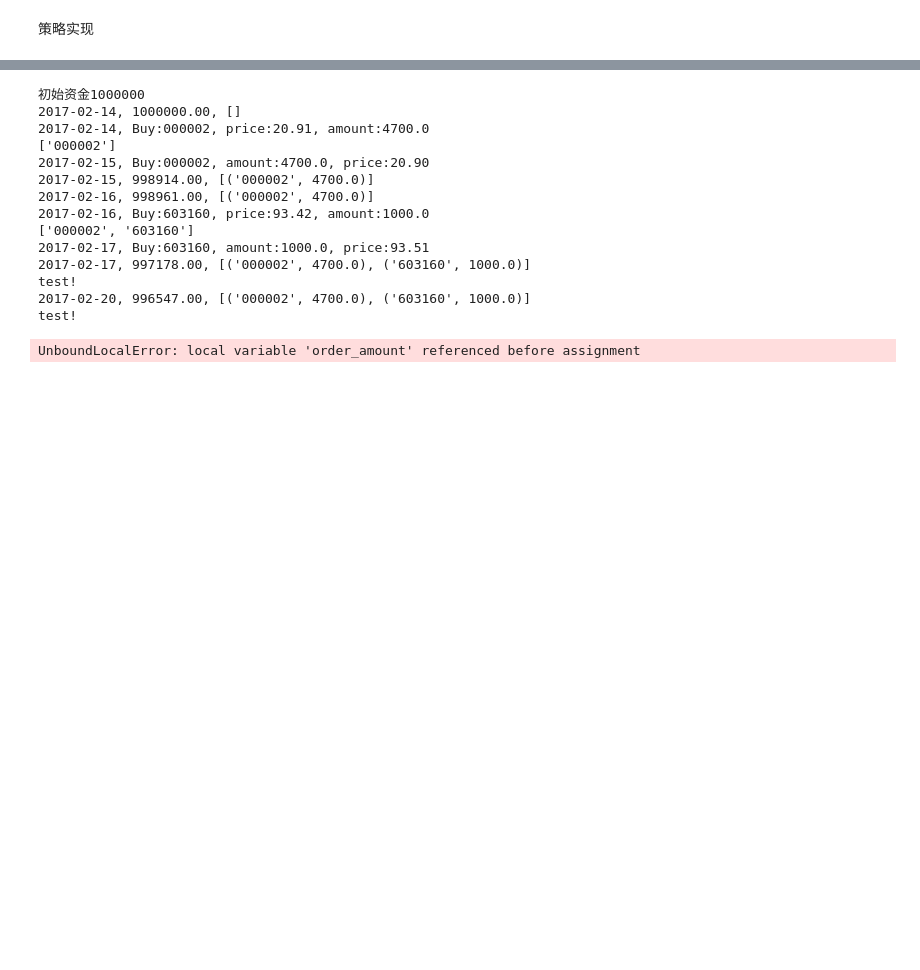
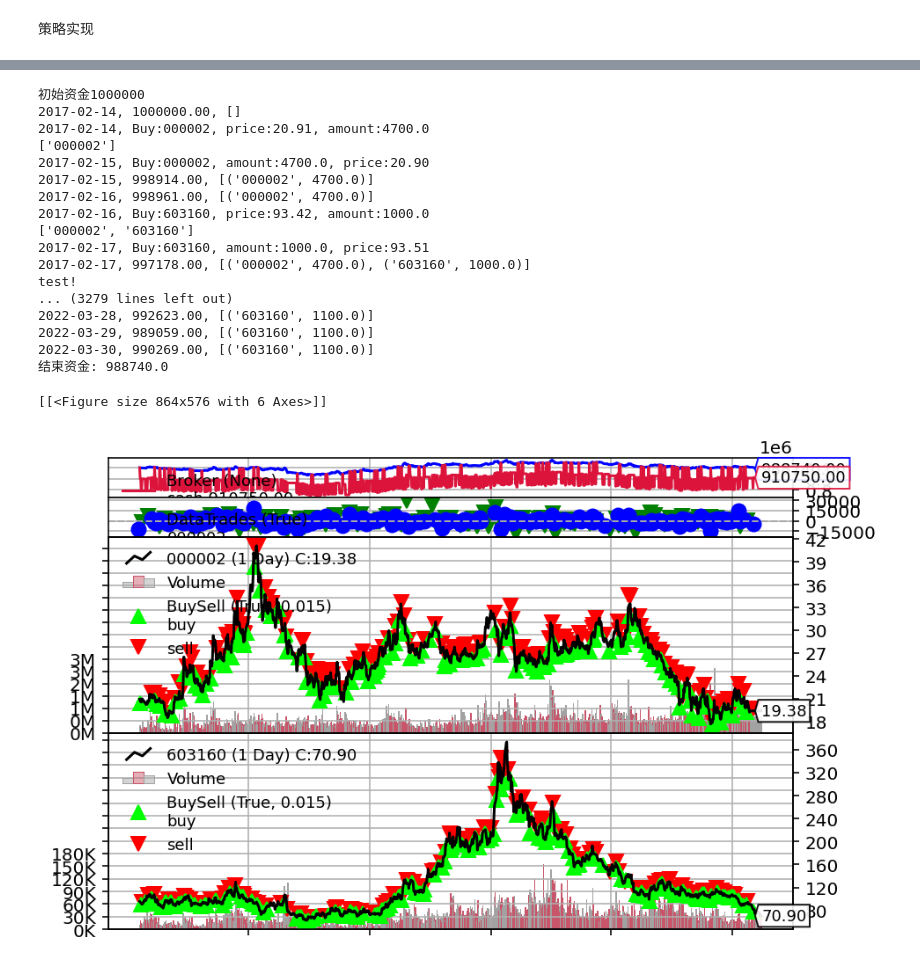
Before and after one commit to ZhimingMei/GDHF-Quant-Investment, a Jupyter notebook: code/backtesting_bt.ipynb, the cells around one changed output, grey strips where cells are left out. Cells and saved outputs as stored; diff of their text form; code cells hidden in the pictures; blank space fills up the shorter version.

```diff
--- a/code/backtesting_bt.ipynb
+++ b/code/backtesting_bt.ipynb
@@ -258,7 +262,7 @@ class TestStrategy(bt.Strategy):
                     # self.order = self.order_target_percent(data, 0, name=secu)
                     # self.order = self.sell(data)
                     self.order = self.sell(data, size = self.getposition(data).size)
-                    self.log(f'Sell:{secu}, price:{data.close[0]:.2f}, amount:{order_amount}')
+                    self.log(f"Sell: {secu}, price:{data.close[0]:.2f}, pct: 0")
                     continue
                 now_list.append(secu)
             self.buy_lst = now_list.copy()
@@ -281,8 +285,8 @@ class TestStrategy(bt.Strategy):
         self.order = None
 
 # 填充需要回测的股票池
-secu_lst = {'603160':{'start':'2017-02-14','end':'2017-03-01'},
-            '000002':{'start':'2017-02-14','end':'2017-03-01'},
+secu_lst = {'603160':{'start':'2017-02-14','end':'2022-03-31'},
+            '000002':{'start':'2017-02-14','end':'2022-03-01'},
             }
 
 kdata = GetKdatas(secu_lst).merge_period()
@@ -336,8 +340,13 @@ print(f'结束资金: {round(portvalue, 2)}')
 2017-02-17, Buy:603160, amount:1000.0, price:93.51
 2017-02-17, 997178.00, [('000002', 4700.0), ('603160', 1000.0)]
 test!
-2017-02-20, 996547.00, [('000002', 4700.0), ('603160', 1000.0)]
-test!
+... (3279 lines left out)
+2022-03-28, 992623.00, [('603160', 1100.0)]
+2022-03-29, 989059.00, [('603160', 1100.0)]
+2022-03-30, 990269.00, [('603160', 1100.0)]
+结束资金: 988740.0
-UnboundLocalError: local variable 'order_amount' referenced before assignment
 # %%
-# cerebro.plot(iplot=False)
+cerebro.plot(iplot=False)
+# %% [output]
+[[<Figure size 864x576 with 6 Axes>]]
+[figure, added]
```
Also changed, not shown: parts of 6 cells of this notebook, 1 other file.
